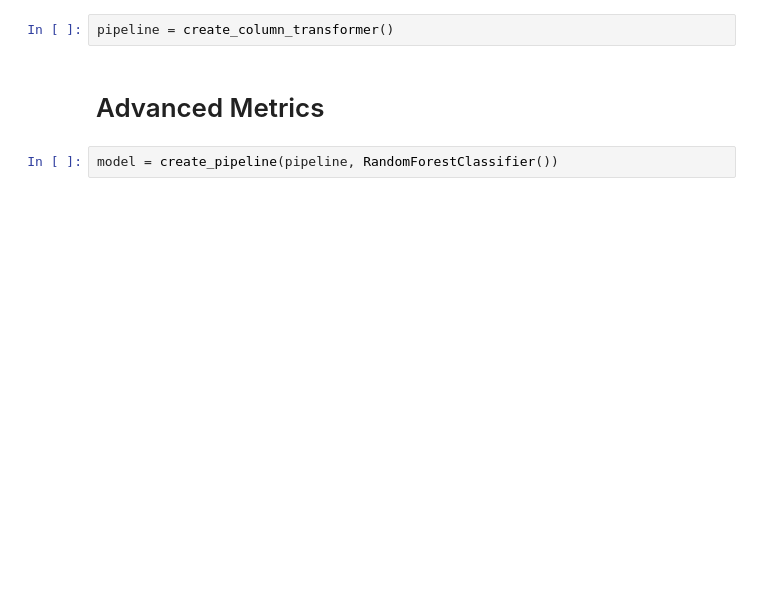
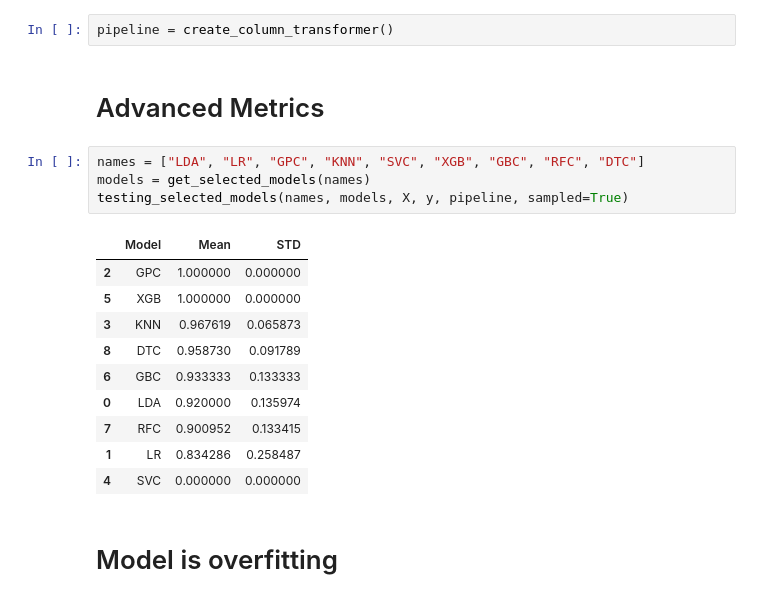
Before and after one commit to MaukanMir/Rainfall-Classification-Analysis, a Jupyter notebook: training.ipynb, the cells around one changed output. Cells and saved outputs as stored; diff of their text form; blank space fills up the shorter version.

Commit message:
added new model

```diff
--- a/training.ipynb
+++ b/training.ipynb
@@ -266,5 +268,20 @@ Mean: 0.342, STD: 0.045
 pipeline = create_column_transformer()
 # %% [markdown]
 # Advanced Metrics
-# %%
-model = create_pipeline(pipeline, RandomForestClassifier())
+# %%
+names = ["LDA", "LR", "GPC", "KNN", "SVC", "XGB", "GBC", "RFC", "DTC"]
+models = get_selected_models(names)
+testing_selected_models(names, models, X, y, pipeline, sampled=True)
+# %% [output]
+|  | Model | Mean | STD |
+| 2 | GPC | 1.000000 | 0.000000 |
+| 5 | XGB | 1.000000 | 0.000000 |
+| 3 | KNN | 0.967619 | 0.065873 |
+| 8 | DTC | 0.958730 | 0.091789 |
+| 6 | GBC | 0.933333 | 0.133333 |
+| 0 | LDA | 0.920000 | 0.135974 |
+| 7 | RFC | 0.900952 | 0.133415 |
+| 1 | LR | 0.834286 | 0.258487 |
+| 4 | SVC | 0.000000 | 0.000000 |
+# %% [markdown]
+# Model is overfitting
```
Also changed, not shown: parts of 1 cell of this notebook.
